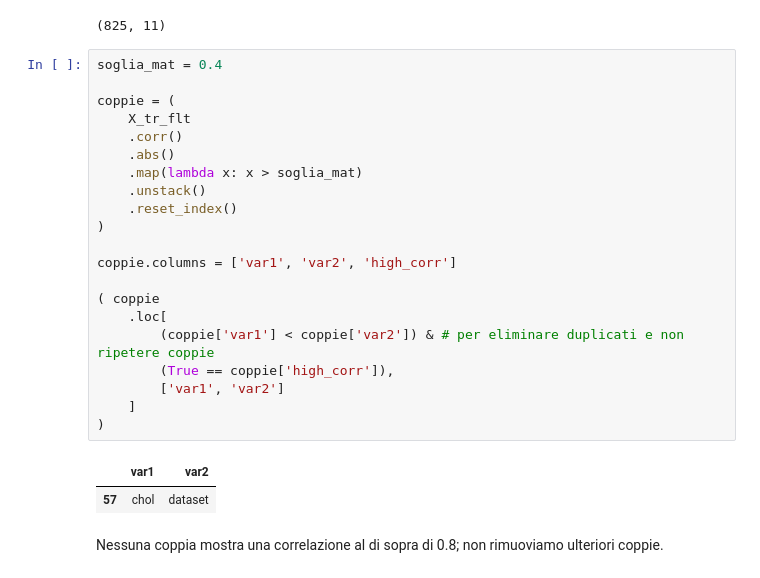
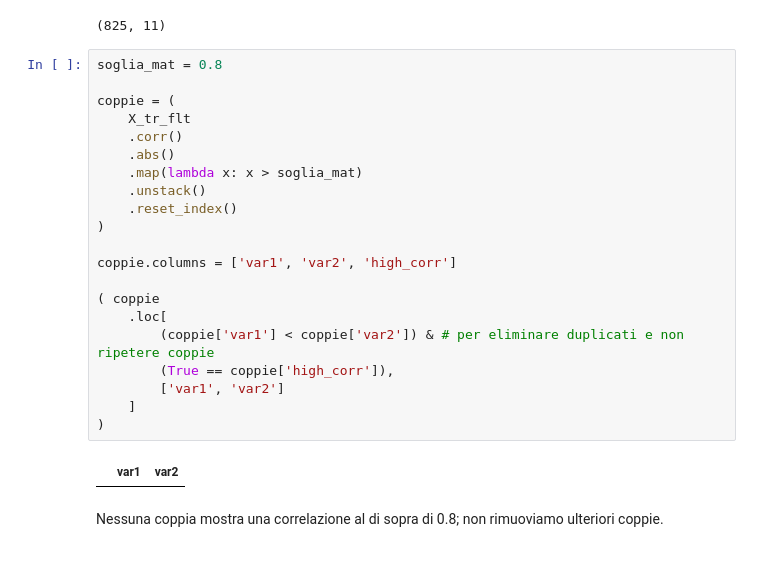
Before and after one commit to alberto-rampulla/big-data-course, a Jupyter notebook: 01_Preprocessing/Preprocessing.ipynb, the cells around one changed output. Cells and saved outputs as stored; diff of their text form.

```diff
--- a/01_Preprocessing/Preprocessing.ipynb
+++ b/01_Preprocessing/Preprocessing.ipynb
@@ -551,29 +551,28 @@ X_tr_flt.shape
 # %% [output]
 (825, 11)
 # %%
-soglia_mat = 0.4
+soglia_mat = 0.8
 
 coppie = (
     X_tr_flt
     .corr()
     .abs()
     .map(lambda x: x > soglia_mat)
     .unstack()
     .reset_index()
 )
 
 coppie.columns = ['var1', 'var2', 'high_corr']
 
 ( coppie
     .loc[
         (coppie['var1'] < coppie['var2']) & # per eliminare duplicati e non ripetere coppie
         (True == coppie['high_corr']),
         ['var1', 'var2']
     ]
 )
 # %% [output]
 |  | var1 | var2 |
-| 57 | chol | dataset |
 # %% [markdown]
 Nessuna coppia mostra una correlazione al di sopra di 0.8; non rimuoviamo ulteriori coppie.
 # %%
```
Also changed, not shown: parts of 22 cells of this notebook.
